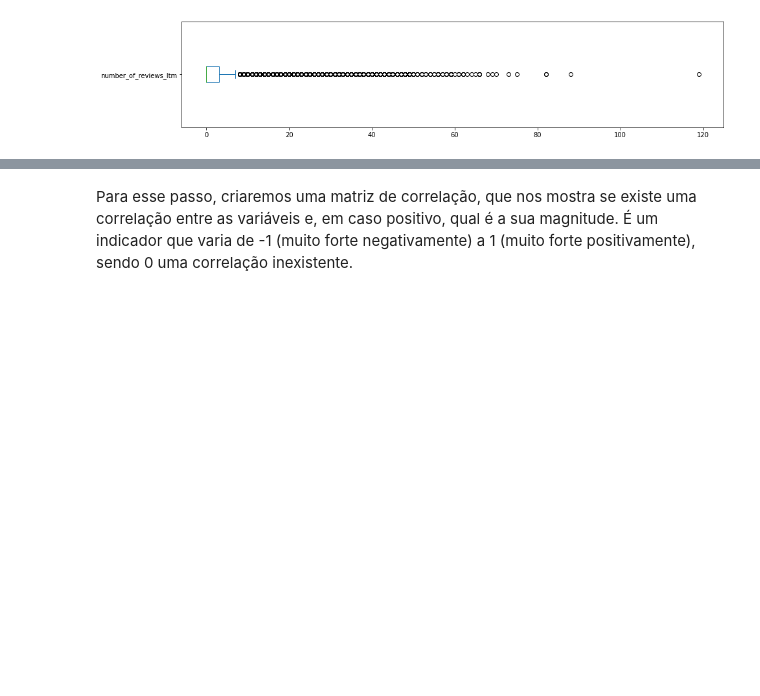
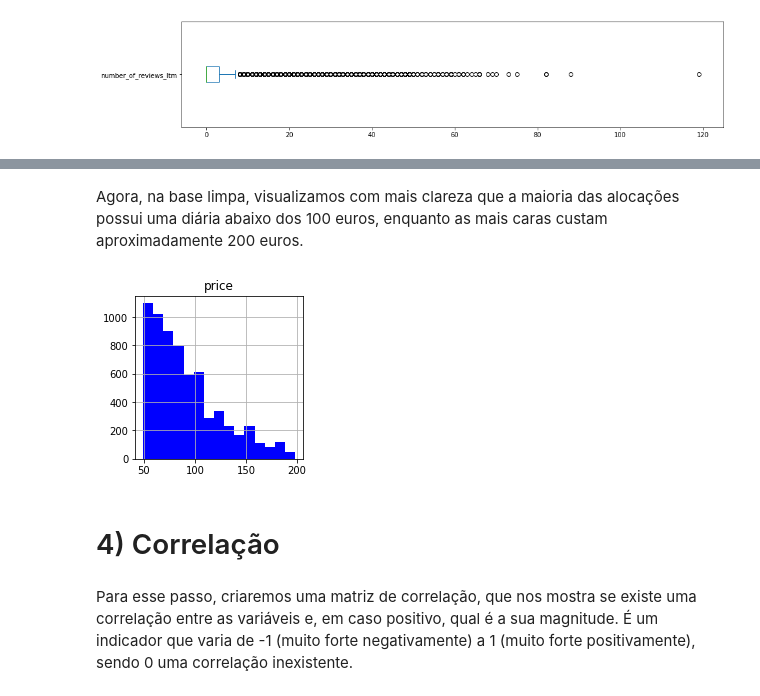
Before and after one commit to eduardoscovino/Airbnb-data-analysis-sicilia, a Jupyter notebook: Analisando_os_Dados_do_Airbnb.ipynb, the cells around one changed output, grey strips where cells are left out. Cells and saved outputs as stored; diff of their text form; code cells hidden in the pictures; blank space fills up the shorter version.

```diff
--- a/Analisando_os_Dados_do_Airbnb.ipynb
+++ b/Analisando_os_Dados_do_Airbnb.ipynb
@@ -390,3 +414,11 @@ df_clean.hist(bins = 15, figsize =(15, 10), color='blue');
+# %% [markdown]
+Agora, na base limpa, visualizamos com mais clareza que a maioria das alocações possui uma diária abaixo dos 100 euros, enquanto as mais caras custam aproximadamente 200 euros.
+# %%
+df_clean[['price']].hist(bins = 15, figsize =(3, 3), color='blue');
+# %% [output]
+[figure, added]
+# %% [markdown]
+# 4) Correlação
 # %% [markdown]
 Para esse passo, criaremos uma matriz de correlação, que nos mostra se existe uma correlação entre as variáveis e, em caso positivo, qual é a sua magnitude. É um indicador que varia de -1 (muito forte negativamente) a 1 (muito forte positivamente), sendo 0 uma correlação inexistente.
 # %%
```
Also changed, not shown: parts of 47 cells of this notebook.
